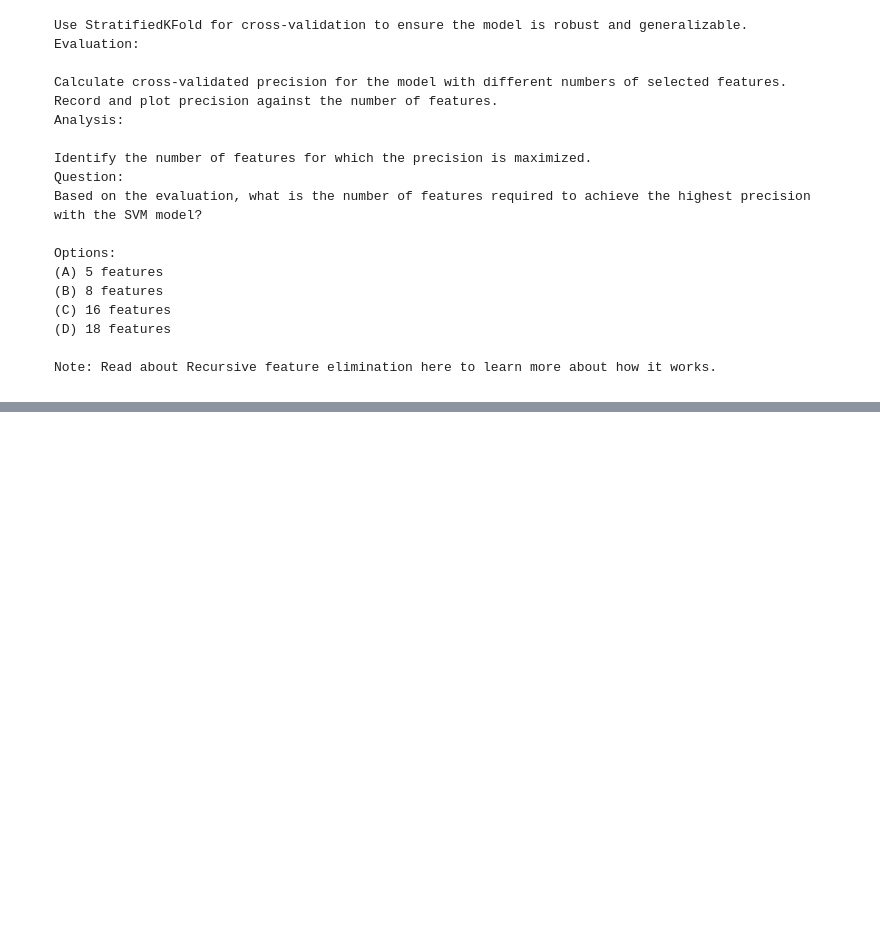
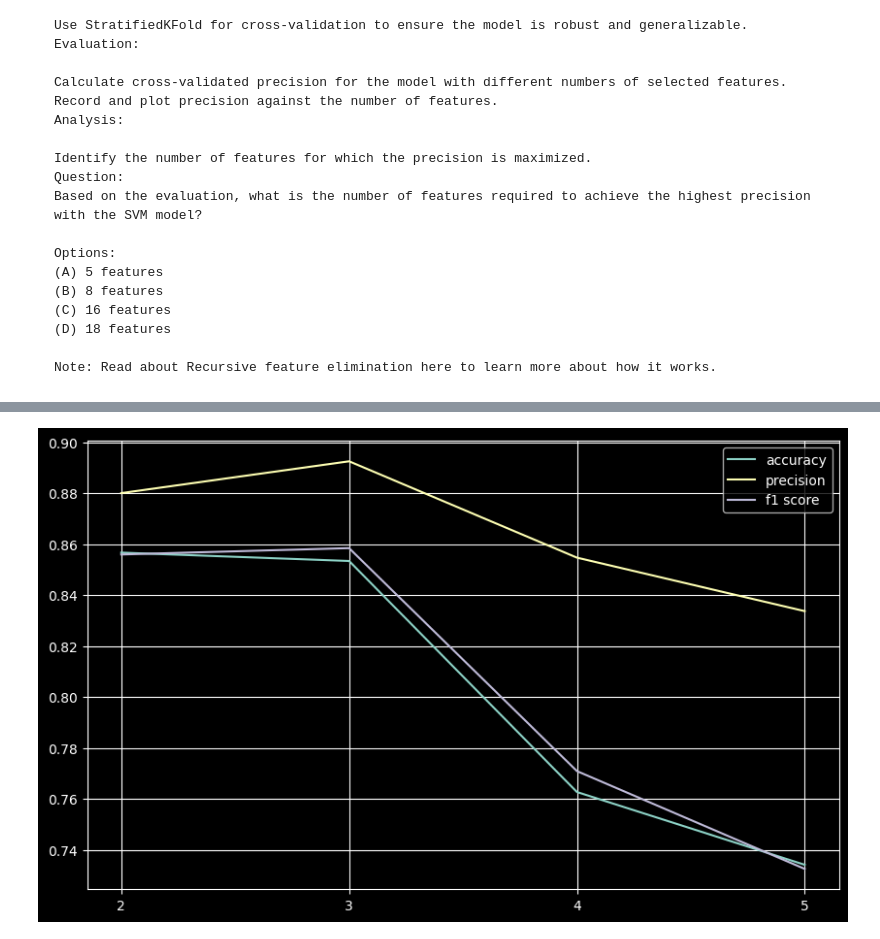
Before and after one commit to VDdotexe/Weekend_Scratching, a Jupyter notebook: case_studies/SVM.ipynb, the cells around one changed output, grey strips where cells are left out. Saved outputs shown, nothing was run; the diff lists cells and outputs as text; code cells hidden in the pictures; blank space fills up the shorter version.

```diff
--- a/case_studies/SVM.ipynb
+++ b/case_studies/SVM.ipynb
@@ -320,0 +343,29 @@ plt.show()
+# %%
+cv= StratifiedKFold(n_splits= 5, shuffle= True, random_state= 42)
+degrees= [2,3,4,5]
+accuracies= []
+precisions= []
+f1_score= []
+
+for degree in degrees:
+    svm_poly= SVC(kernel= 'poly', degree= degree, random_state= 42)
+
+    accuracy= cross_val_score(svm_poly, x_train_scaled, y_train, cv= cv, scoring= 'accuracy').mean()
+    precision= cross_val_score(svm_poly, x_train_scaled, y_train, cv=cv, scoring= 'precision_weighted').mean()
+    f1= cross_val_score(svm_poly, x_train_scaled, y_train, cv= cv, scoring= 'f1_weighted').mean()
+
+    accuracies.append(accuracy)
+    precisions.append(precision)
+    f1_score.append(f1)
+
+
+
+plt.figure(figsize= (10,6))
+plt.plot(degrees, accuracies, label= 'accuracy')
+plt.plot(degrees, precisions, label= 'precision')
+plt.plot(degrees, f1_score, label= 'f1 score')
+plt.legend()
+plt.xticks(degrees)
+plt.grid(True)
+# %% [output]
+[figure, added]
```
Also changed, not shown: parts of 2 cells of this notebook.
